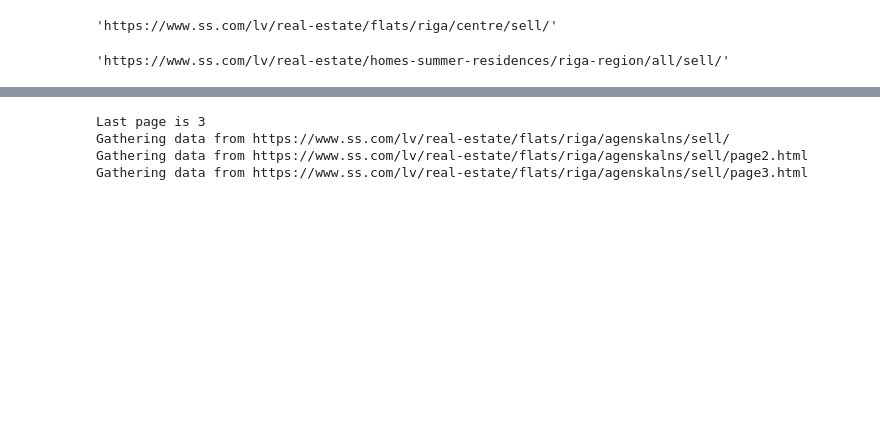
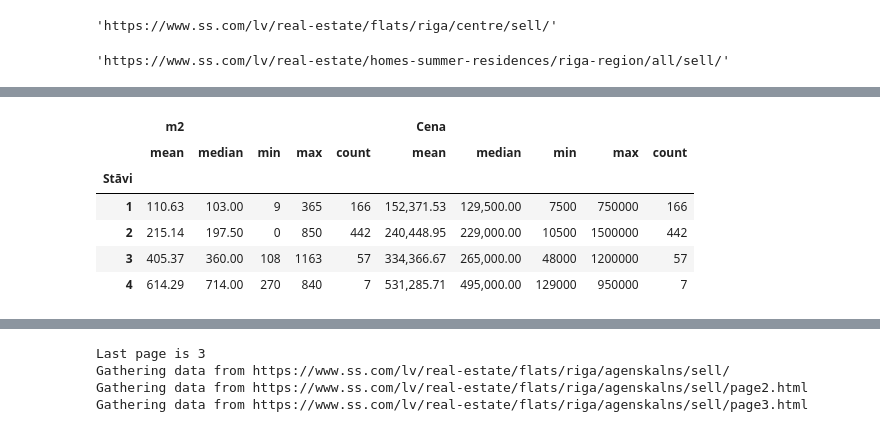
Before and after one commit to Vamir8429/Valerija_SheGoesTech, a Jupyter notebook: Day20_Web_Automation/Web Scraping Apartments copy.ipynb, the cells around one changed output, grey strips where cells are left out. Saved outputs shown, nothing was run; the diff lists cells and outputs as text; code cells hidden in the pictures; blank space fills up the shorter version.

```diff
--- a/Day20_Web_Automation/Web Scraping Apartments.ipynb
+++ b/Day20_Web_Automation/Web Scraping Apartments copy.ipynb
@@ -562,0 +696,3 @@ riga_region.head(10)
+# %%
+riga_region = pd.read_excel("riga_region_20221020.xlsx")
+riga_region.shape
@@ -562,0 +701,5 @@ riga_region.head(10)
+# %%
+# we can see that there are some columns that are not numbers
+# convert m2 to numeric
+riga_region['m2'] = pd.to_numeric(riga_region['m2'], errors='coerce')
+riga_region['m2'].describe()
@@ -562,0 +716,9 @@ riga_region.head(10)
+# %%
+# convert Cena to numeric
+# first we need to strip Euro sign
+riga_region['Cena'] = riga_region['Cena'].str.replace("€","")
+# get rid of ,
+riga_region['Cena'] = riga_region['Cena'].str.replace(",","")
+riga_region.Cena.head()
+riga_region['Cena'] = pd.to_numeric(riga_region['Cena'], errors='coerce')
+riga_region['Cena'].describe()
@@ -562,0 +735,4 @@ riga_region.head(10)
+# %%
+# change pandas display to non scientific notation
+pd.options.display.float_format = '{:,.2f}'.format
+riga_region['Cena'].describe()
@@ -563,3 +758,16 @@ riga_region.head(10)
+# %%
+# group by Stāvi
+# get describe for m2 and Cena
+by_floors = riga_region.groupby('Stāvi').agg({'m2':['mean','median','min','max','count'],'Cena':['mean','median','min','max','count']})
+by_floors
+# %% [output]
+|  | m2 |  |  |  |  | Cena |  |  |  |  |
+|  | mean | median | min | max | count | mean | median | min | max | count |
+| Stāvi |  |  |  |  |  |  |  |  |  |  |
+| 1 | 110.63 | 103.00 | 9 | 365 | 166 | 152,371.53 | 129,500.00 | 7500 | 750000 | 166 |
+| 2 | 215.14 | 197.50 | 0 | 850 | 442 | 240,448.95 | 229,000.00 | 10500 | 1500000 | 442 |
+| 3 | 405.37 | 360.00 | 108 | 1163 | 57 | 334,366.67 | 265,000.00 | 48000 | 1200000 | 57 |
+| 4 | 614.29 | 714.00 | 270 | 840 | 7 | 531,285.71 | 495,000.00 | 129000 | 950000 | 7 |
 # %%
 riga_region.tail(10)
 # %% [output]
```
Also changed, not shown: parts of 86 cells of this notebook, 10 other files.
